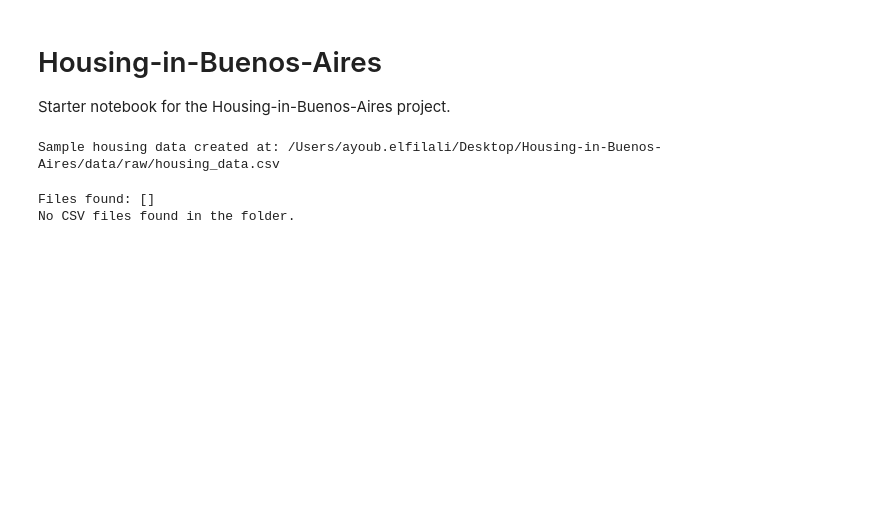
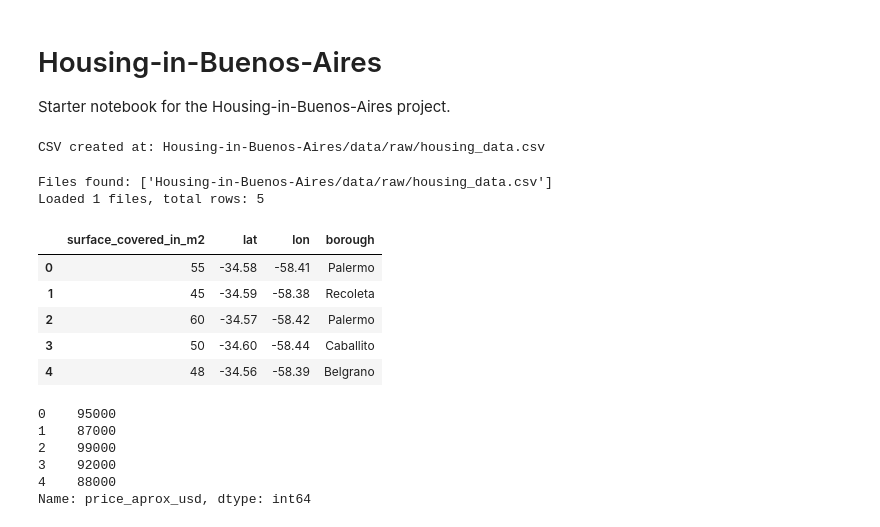
Before and after one commit to Ayoube26111/WQU-DataScienceLab, a Jupyter notebook: Housing-in-Buenos-Aires/notebooks/starter_notebook.ipynb, the cells around one changed output. Cells and saved outputs as stored; diff of their text form; code cells hidden in the pictures; blank space fills up the shorter version.

Commit message:
Add Buenos Aires housing dataset, wrangling code, and starter notebook

```diff
--- a/Housing-in-Buenos-Aires/notebooks/starter_notebook.ipynb
+++ b/Housing-in-Buenos-Aires/notebooks/starter_notebook.ipynb
@@ -22,9 +22,13 @@ import os
 import warnings
 warnings.simplefilter(action="ignore", category=FutureWarning)
 # %%
-os.makedirs(os.path.expanduser("~/Desktop/Housing-in-Buenos-Aires/data/raw"), exist_ok=True)
+import pandas as pd
+import os
 
-# Sample data for Buenos Aires apartments
+# Create directories if they don't exist
+os.makedirs("Housing-in-Buenos-Aires/data/raw", exist_ok=True)
+
+# Sample data
 data = {
     "place_with_parent_names": [
         "Argentina|Buenos Aires|Palermo",
@@ -33,7 +37,7 @@ data = {
         "Argentina|Buenos Aires|Caballito",
         "Argentina|Buenos Aires|Belgrano"
     ],
-    "property_type": ["apartment", "apartment", "apartment", "apartment", "apartment"],
+    "property_type": ["apartment"]*5,
     "price_aprox_usd": [95000, 87000, 99000, 92000, 88000],
     "surface_covered_in_m2": [55, 45, 60, 50, 48],
     "lat-lon": ["-34.58,-58.41", "-34.59,-58.38", "-34.57,-58.42", "-34.60,-58.44", "-34.56,-58.39"],
@@ -42,24 +46,20 @@ data = {
     "floor": [3, 2, 5, 4, 2],
     "rooms": [2, 1, 3, 2, 1],
     "expenses": [200, 150, 250, 180, 160],
-    "operation": ["sale", "sale", "sale", "sale", "sale"],
-    "currency": ["USD", "USD", "USD", "USD", "USD"],
-    "properati_url": ["url1", "url2", "url3", "url4", "url5"],
-    "price": [95000, 87000, 99000, 92000, 88000],
-    "price_aprox_local_currency": [0,0,0,0,0],
-    "price_per_m2": [0,0,0,0,0]
+    "operation": ["sale"]*5,
+    "currency": ["USD"]*5,
+    "properati_url": ["url1","url2","url3","url4","url5"],
+    "price": [95000, 87000, 99000, 92000, 88000]
 }
 
-# Create DataFrame
 df = pd.DataFrame(data)
 
-# Save to CSV
-csv_path = os.path.expanduser("~/Desktop/Housing-in-Buenos-Aires/data/raw/housing_data.csv")
+# Save CSV
+csv_path = "Housing-in-Buenos-Aires/data/raw/housing_data.csv"
 df.to_csv(csv_path, index=False)
-
-print(f"Sample housing data created at: {csv_path}")
+print(f"CSV created at: {csv_path}")
 # %% [output]
-Sample housing data created at: /Users/ayoub.elfilali/Desktop/Housing-in-Buenos-Aires/data/raw/housing_data.csv
+CSV created at: Housing-in-Buenos-Aires/data/raw/housing_data.csv
 # %%
 # =========================================================
 # Paths
@@ -68,14 +68,11 @@ RAW_DATA_PATH = "../data/raw"
 OUTPUT_PATH = "../outputs"
 os.makedirs(OUTPUT_PATH, exist_ok=True)
 # %%
-# =========================================================
-# Load all housing CSVs
-# =========================================================
 from glob import glob
 import pandas as pd
 
-# Get all CSV files matching the pattern
-all_files = glob("data/raw/*.csv")
+# Correct folder
+all_files = glob("Housing-in-Buenos-Aires/data/raw/*.csv")
 print("Files found:", all_files)
 
 dfs = []
@@ -83,13 +80,12 @@ for file in all_files:
     df_file = pd.read_csv(file)
     dfs.append(df_file)
 
-# Only concatenate if there’s at least one DataFrame
 if dfs:
     df = pd.concat(dfs, ignore_index=True)
     print(f"Loaded {len(all_files)} files, total rows: {len(df)}")
 else:
     print("No CSV files found in the folder.")
-    df = pd.DataFrame()  # create empty DataFrame to avoid breaking the rest of the notebook
+    df = pd.DataFrame()  # empty placeholder
 # %% [output]
-Files found: []
-No CSV files found in the folder.
+Files found: ['Housing-in-Buenos-Aires/data/raw/housing_data.csv']
+Loaded 1 files, total rows: 5
@@ -127,3 +92,33 @@ def wrangle(df, city_name="Buenos Aires"):
+# %%
+# Split lat-lon into separate columns
+df[['lat', 'lon']] = df['lat-lon'].str.split(',', expand=True).astype(float)
+df.drop(columns=['lat-lon'], inplace=True)
+
+# Extract borough
+df['borough'] = df['place_with_parent_names'].str.split('|', expand=True)[2]
+
+# Features and target
+features = ["surface_covered_in_m2", "lat", "lon", "borough"]
+target = "price_aprox_usd"
+
+X = df[features]
+y = df[target]
+
+display(X.head())
+display(y.head())
+# %% [output]
+|  | surface_covered_in_m2 | lat | lon | borough |
+| 0 | 55 | -34.58 | -58.41 | Palermo |
+| 1 | 45 | -34.59 | -58.38 | Recoleta |
+| 2 | 60 | -34.57 | -58.42 | Palermo |
+| 3 | 50 | -34.60 | -58.44 | Caballito |
+| 4 | 48 | -34.56 | -58.39 | Belgrano |
+0    95000
+1    87000
+2    99000
+3    92000
+4    88000
+Name: price_aprox_usd, dtype: int64
 # %%
 # Apply wrangling
 def wrangle(df, city_name="Buenos Aires"):
```
Also changed, not shown: parts of 9 cells of this notebook.
